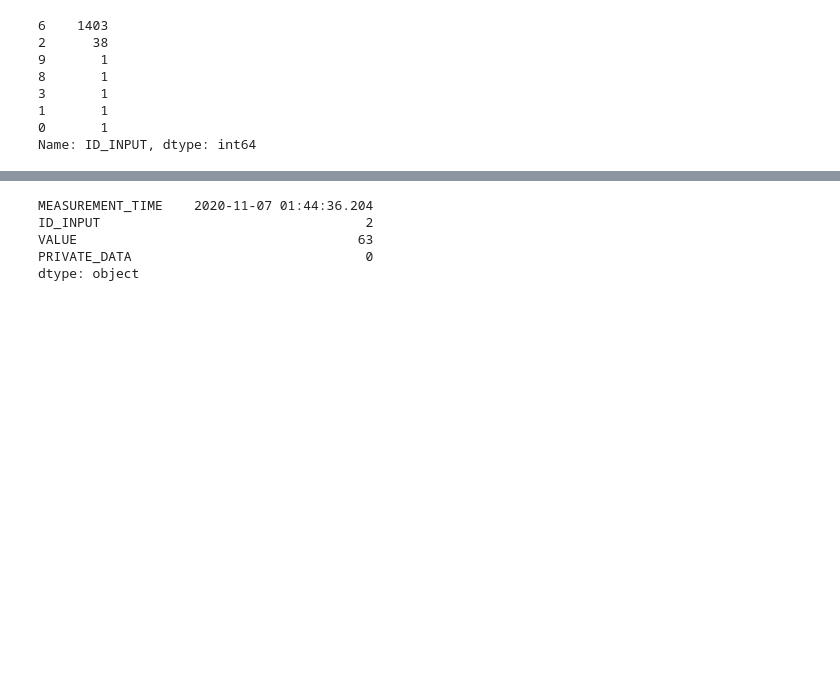
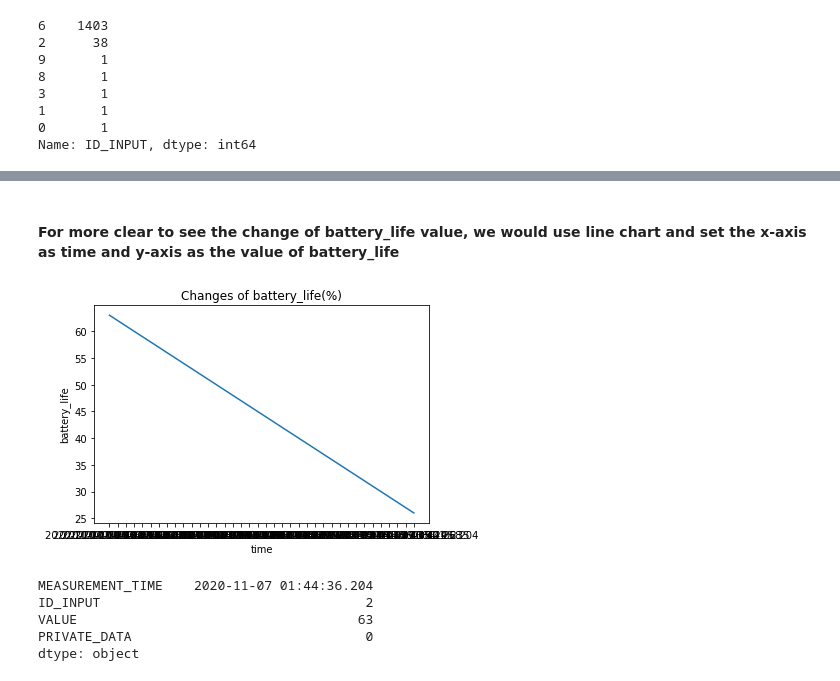
Before and after one commit to jonxsong/DSC180A-Capstone, a Jupyter notebook: notebooks/CHECKPOINT_ONE.ipynb, the cells around one changed output, grey strips where cells are left out. Cells and saved outputs as stored; diff of their text form; code cells hidden in the pictures; blank space fills up the shorter version.

```diff
--- a/notebooks/CHECKPOINT_ONE.ipynb
+++ b/notebooks/CHECKPOINT_ONE.ipynb
@@ -64,3 +66,3 @@ Name: ID_INPUT, dtype: int64
 # %%
 # All the "VALUE(s)" presented when ID_INPUT is 2.
-data.loc[(data['ID_INPUT'] == 2)]
+battery_life = data.loc[(data['ID_INPUT'] == 2)]
@@ -84,0 +78,2 @@ data.loc[(data['ID_INPUT'] == 2)]
+# %% [markdown]
+#### For more clear to see the change of battery_life value, we would use line chart and set the x-axis as time and y-axis as the value of battery_life
@@ -85,3 +82,13 @@ data.loc[(data['ID_INPUT'] == 2)]
+# %%
+x = battery_life['MEASUREMENT_TIME']
+y = battery_life['VALUE']
+plt.plot(x,y)
+plt.title('Changes of battery_life(%)')
+plt.xlabel('time')
+plt.ylabel('battery_life')
+plt.show()
+# %% [output]
+[figure, added]
 # %%
 # Max value when ID_INPUT is 2
 data.loc[(data['ID_INPUT'] == 2)].max()
```
Also changed, not shown: parts of 17 cells of this notebook, 1 other file.
